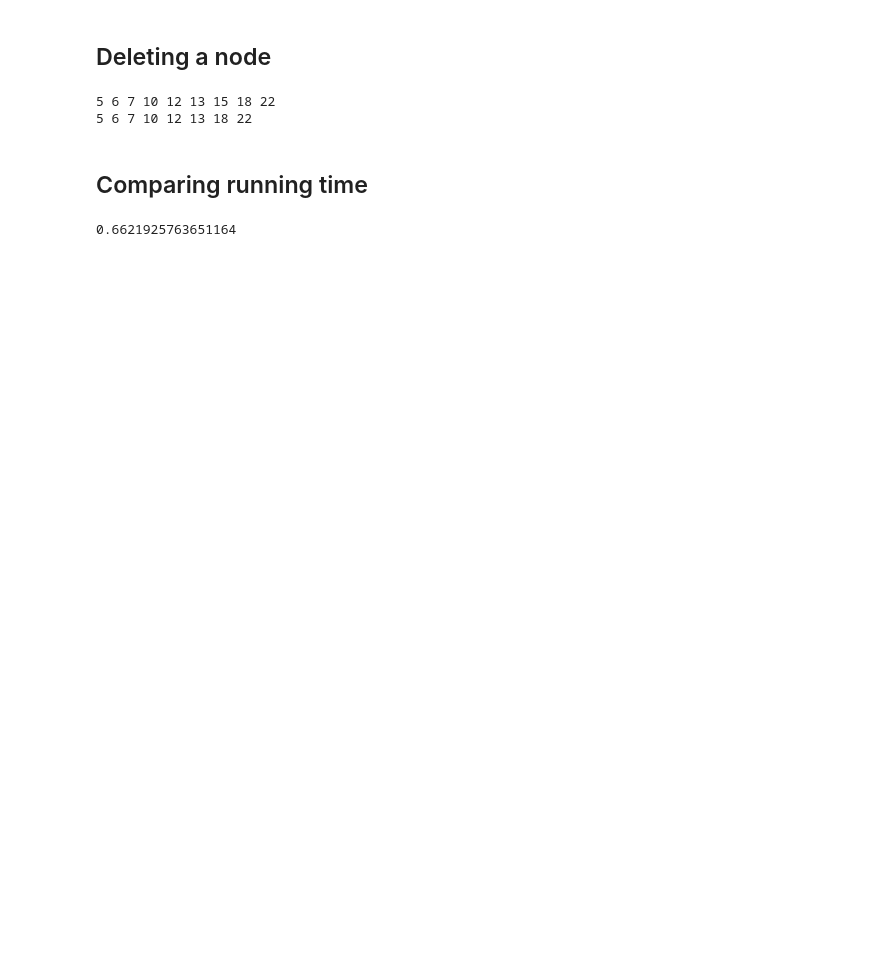
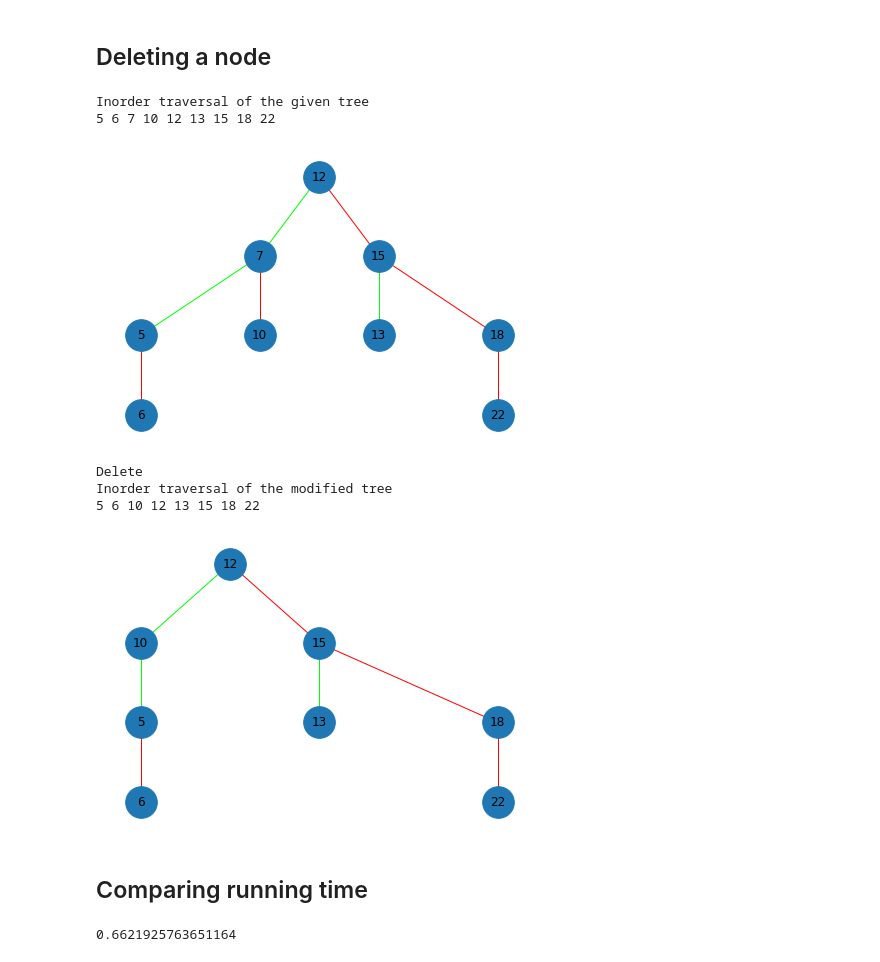
Before and after one commit to MatheusSC017/Studies, a Jupyter notebook: BinarySearchTree.ipynb, the cells around one changed output. Drawn from its saved outputs; the diff is of its cells as text; code cells hidden in the pictures; blank space fills up the shorter version.

```diff
--- a/BinarySearchTree.ipynb
+++ b/BinarySearchTree.ipynb
@@ -145,8 +149,8 @@ class ItemsList:
 ## Sorting a search tree
 # %%
 tree = GFG()
-#values = list({randrange(0, 100) for _ in range(20)})
-values = [32, 64, 34, 66, 73, 74, 41, 76, 15, 13, 78, 16, 50, 87, 23, 89, 29, 95]
+tree.insert(50)
+values = list({randrange(0, 100) for _ in range(20)})
 for value in values:
   tree.insert(value)
 print("Original list: ", values)
@@ -290,24 +366,31 @@ inorder(search_tree)
 # %%
 search_tree = Node(12)
 search_tree = insert(search_tree, 15)
 search_tree = insert(search_tree, 7)
 search_tree = insert(search_tree, 12)
 search_tree = insert(search_tree, 5)
 search_tree = insert(search_tree, 18)
 search_tree = insert(search_tree, 22)
 search_tree = insert(search_tree, 6)
 search_tree = insert(search_tree, 10)
 search_tree = insert(search_tree, 13)
 
 print("Inorder traversal of the given tree")
 inorder(search_tree)
+print_tree(search_tree)
 print("\nDelete")
-search_tree = delete(search_tree, 15)
+search_tree = delete(search_tree, 7)
 print("Inorder traversal of the modified tree")
 inorder(search_tree)
+print_tree(search_tree)
 # %% [output]
+Inorder traversal of the given tree
 5 6 7 10 12 13 15 18 22
-5 6 7 10 12 13 18 22
+[figure, added]
+Delete
+Inorder traversal of the modified tree
+5 6 10 12 13 15 18 22
+[figure, added]
 # %% [markdown]
 ## Comparing running time
 # %%
```
Also changed, not shown: parts of 7 cells of this notebook.
